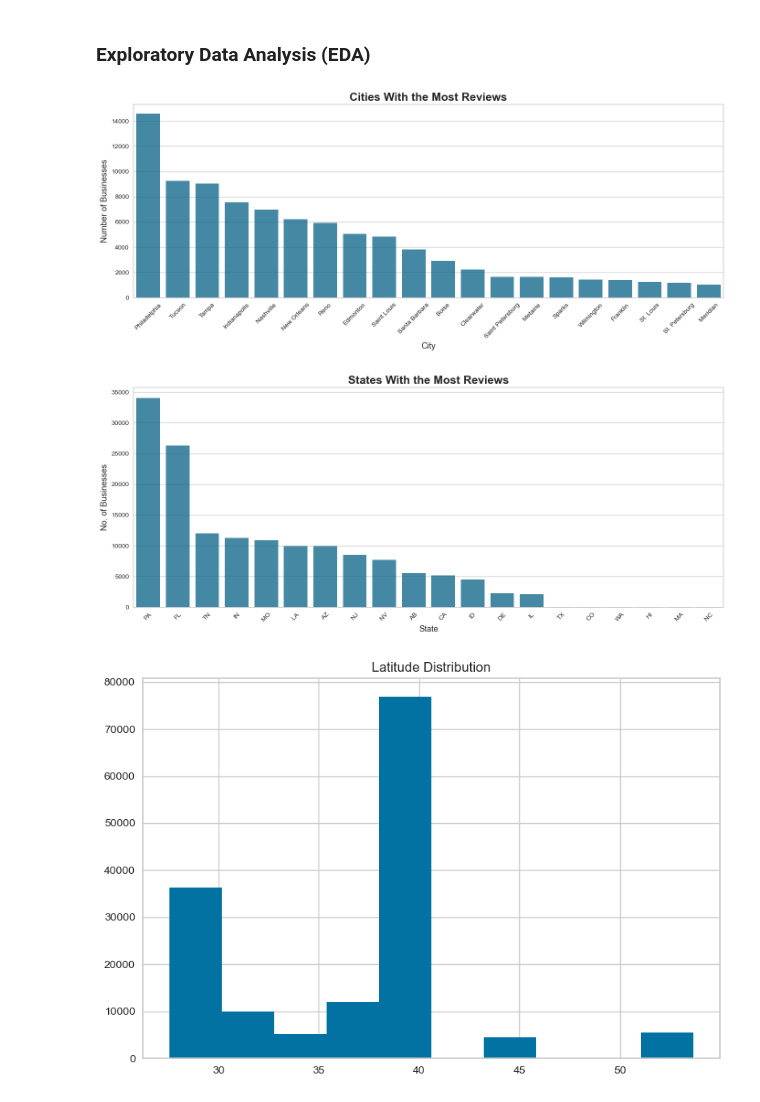
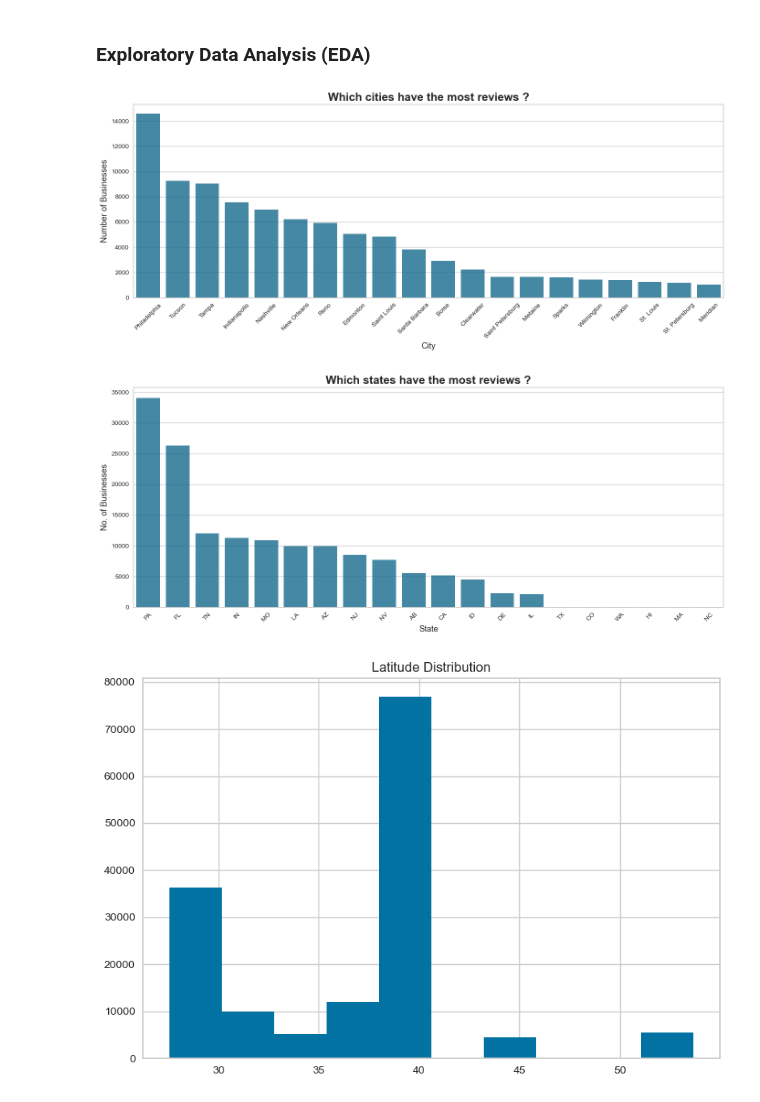
Before and after one commit to junaidazhar42/YelpSphere-Geo-Based-Cluster-Analysis, a Jupyter notebook: main.ipynb, the cells around one changed output. Drawn from its saved outputs; the diff is of its cells as text; code cells hidden in the pictures.

```diff
--- a/main.ipynb
+++ b/main.ipynb
@@ -217,20 +217,20 @@ Index(['business_id', 'name', 'address', 'city', 'state', 'postal_code',
 # %%
 # Top Cities/Cities with the most reviews
 
 x = df['city'].value_counts()
 x = x.sort_values(ascending = False)
 x = x.iloc[0:20]
 plt.figure(figsize = (14, 6))
 sns.barplot(x = x.index, y = x.values, alpha = 0.8)
-plt.title("Cities With the Most Reviews", fontweight = 'bold', fontsize = 18)
+plt.title("Which cities have the most reviews ?", fontweight = 'bold', fontsize = 18)
 locs, labels = plt.xticks()
 plt.setp(labels, rotation=45)
 plt.xlabel('City', fontsize = 13)
 plt.ylabel('Number of Businesses', fontsize = 13)
 plt.tight_layout()
 plt.show()
 # %% [output]
-[figure, old version]
+[figure, new version]
 # %%
 # Top States/States with the most reviews
 
@@ -239,7 +239,7 @@ x = x.sort_values(ascending = False)
 x = x.iloc[0:20]
 plt.figure(figsize = (14, 6))
 sns.barplot(x = x.index, y = x.values, alpha = 0.8)
-plt.title("States With the Most Reviews", fontweight = 'bold', fontsize = 18)
+plt.title("Which states have the most reviews ?", fontweight = 'bold', fontsize = 18)
 locs, labels = plt.xticks()
 plt.setp(labels, rotation=45)
 plt.xlabel("State", fontsize = 13)
@@ -247,7 +247,7 @@ plt.ylabel("No. of Businesses", fontsize = 13)
 plt.tight_layout()
 plt.show()
 # %% [output]
-[figure, old version]
+[figure, new version]
 # %%
 # Latitude Distribution
 
```
Also changed, not shown: parts of 18 cells of this notebook.
